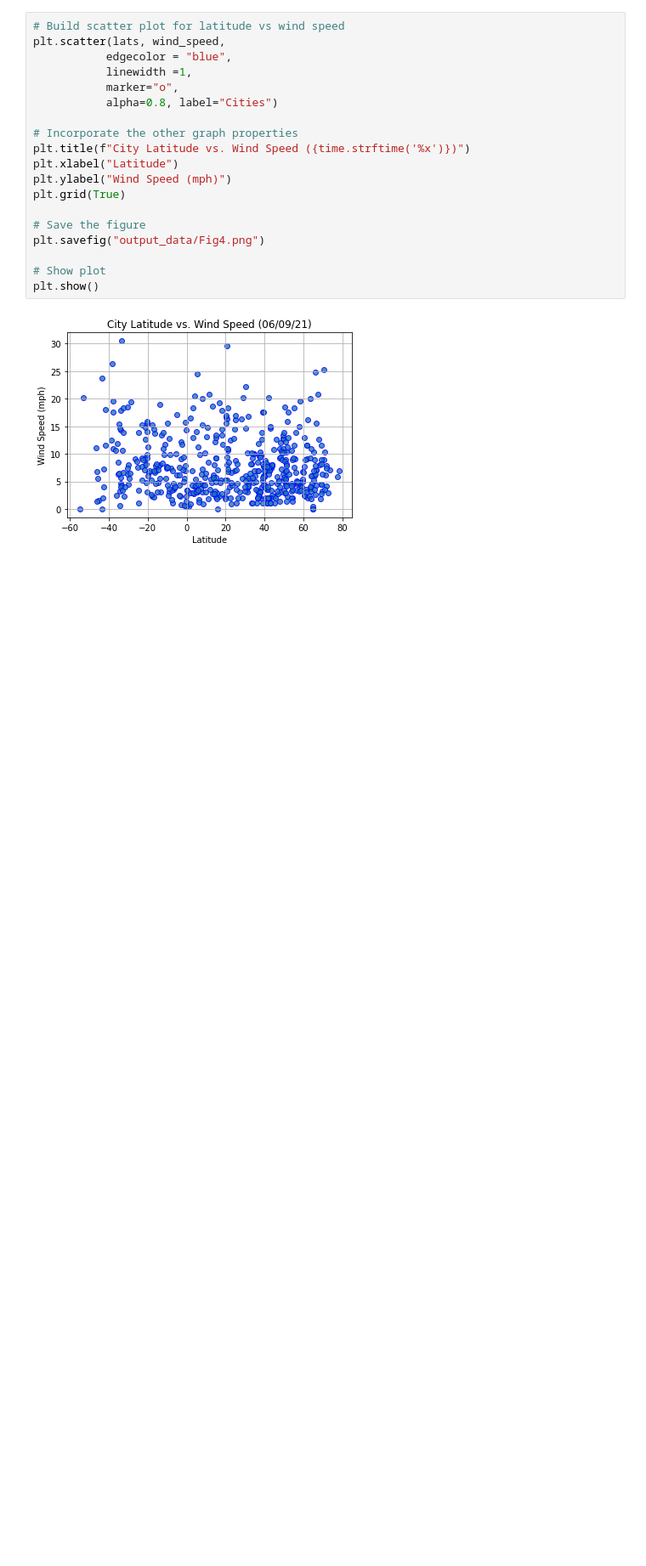
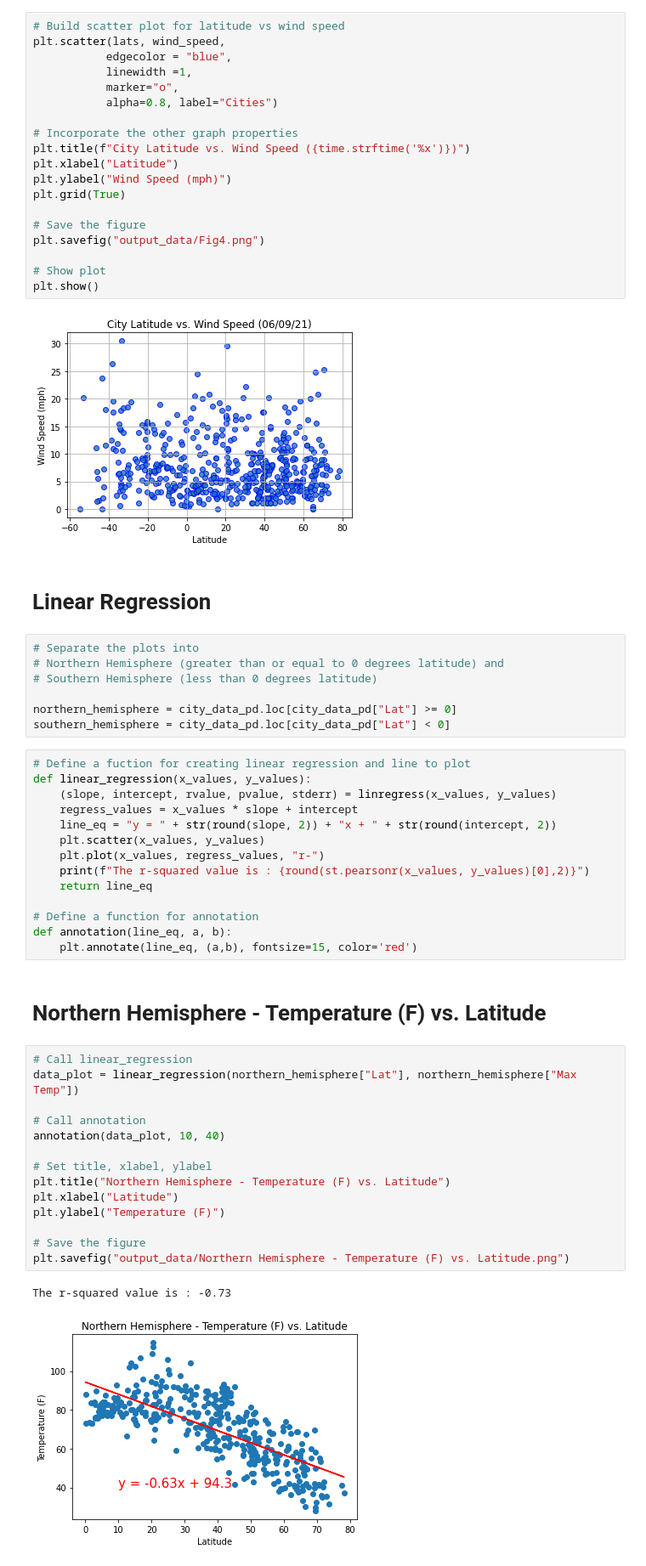
Before and after one commit to mtamrakar656/python-api-challenge, a Jupyter notebook: WeatherPy/WeatherPy.ipynb, the cells around one changed output. Shown at 85% size. Cells and saved outputs as stored; diff of their text form; blank space fills up the shorter version.

Commit message:
Defined function to plot, annotation, and added Northern Hemisphere - Temperature (F) vs. Latitude figure

```diff
--- a/WeatherPy/WeatherPy.ipynb
+++ b/WeatherPy/WeatherPy.ipynb
@@ -242,3 +244,45 @@ plt.savefig("output_data/Fig4.png")
 plt.show()
 # %% [output]
 [figure]
+# %% [markdown]
+# Linear Regression
+# %%
+# Separate the plots into
+# Northern Hemisphere (greater than or equal to 0 degrees latitude) and
+# Southern Hemisphere (less than 0 degrees latitude)
+
+northern_hemisphere = city_data_pd.loc[city_data_pd["Lat"] >= 0]
+southern_hemisphere = city_data_pd.loc[city_data_pd["Lat"] < 0]
+# %%
+# Define a fuction for creating linear regression and line to plot
+def linear_regression(x_values, y_values):
+    (slope, intercept, rvalue, pvalue, stderr) = linregress(x_values, y_values)
+    regress_values = x_values * slope + intercept
+    line_eq = "y = " + str(round(slope, 2)) + "x + " + str(round(intercept, 2))
+    plt.scatter(x_values, y_values)
+    plt.plot(x_values, regress_values, "r-")
+    print(f"The r-squared value is : {round(st.pearsonr(x_values, y_values)[0],2)}")
+    return line_eq
+
+# Define a function for annotation
+def annotation(line_eq, a, b):
+    plt.annotate(line_eq, (a,b), fontsize=15, color='red')
+# %% [markdown]
+# Northern Hemisphere - Temperature (F) vs. Latitude
+# %%
+# Call linear_regression
+data_plot = linear_regression(northern_hemisphere["Lat"], northern_hemisphere["Max Temp"])
+
+# Call annotation
+annotation(data_plot, 10, 40)
+
+# Set title, xlabel, ylabel
+plt.title("Northern Hemisphere - Temperature (F) vs. Latitude")
+plt.xlabel("Latitude")
+plt.ylabel("Temperature (F)")
+
+# Save the figure
+plt.savefig("output_data/Northern Hemisphere - Temperature (F) vs. Latitude.png")
+# %% [output]
+The r-squared value is : -0.73
+[figure, added]
```
Also changed, not shown: parts of 10 cells of this notebook, 2 other files.
